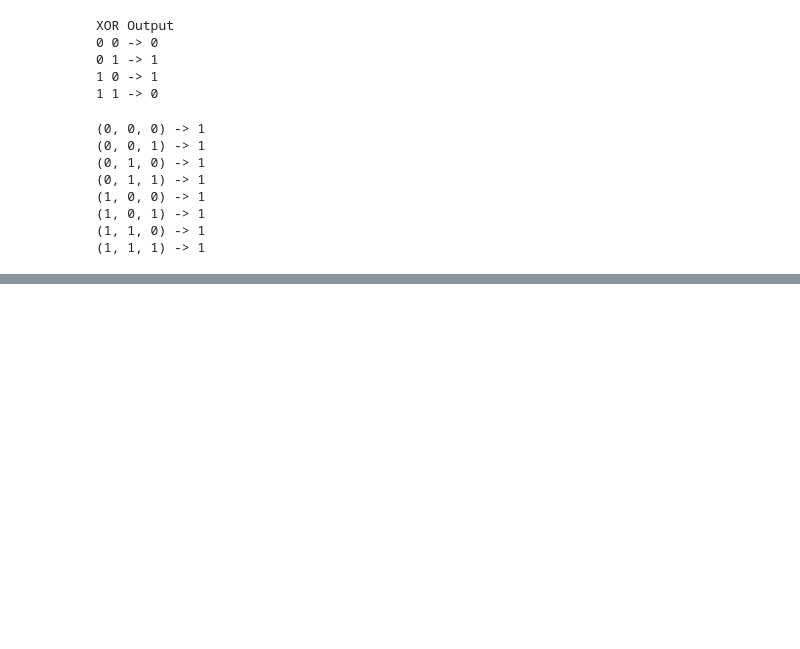
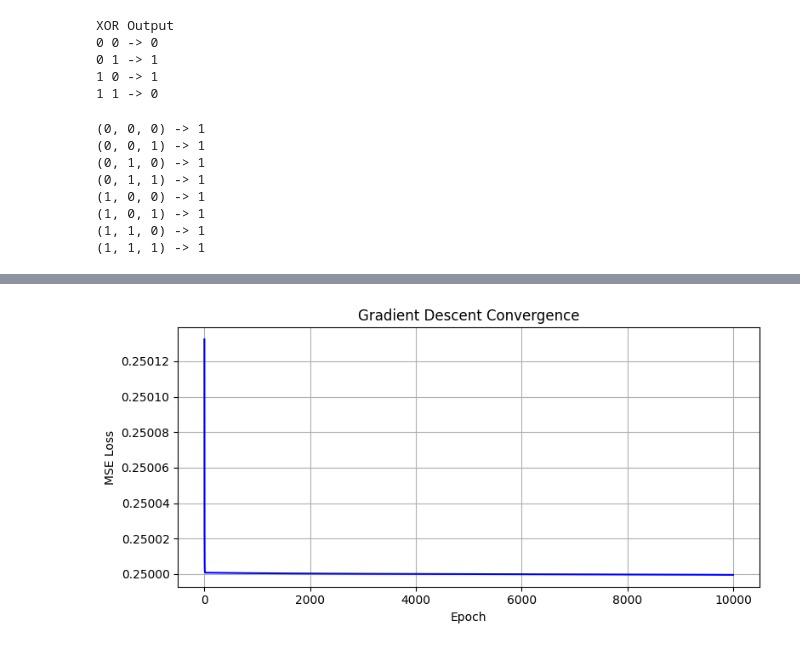
Before and after one commit to srujannayak45/DL-LAB-ASSIGNMENT, a Jupyter notebook: DL-WEEK1,2,3.ipynb, the cells around one changed output, grey strips where cells are left out. Saved outputs shown, nothing was run; the diff lists cells and outputs as text; code cells hidden in the pictures; blank space fills up the shorter version.

```diff
--- a/DL-WEEK1,2,3.ipynb
+++ b/DL-WEEK1,2,3.ipynb
@@ -837,0 +986,89 @@ for x1,x2,x3 in inputs:
+# %%
+import numpy as np
+import matplotlib.pyplot as plt
+
+# ── Dataset: XOR ──────────────────────────────────────────
+X = np.array([[0,0],[0,1],[1,0],[1,1]], dtype=np.float32)
+y = np.array([[0],[1],[1],[0]],         dtype=np.float32)
+
+# ── Activation Functions ───────────────────────────────────
+def sigmoid(x):
+    return 1 / (1 + np.exp(-x))        # Output always between 0 and 1
+
+def sigmoid_derivative(x):
+    return x * (1 - x)                 # Derivative of sigmoid (x is already sigmoid output)
+
+# ── Initialize Weights ─────────────────────────────────────
+np.random.seed(42)                      # Fixed seed for reproducibility
+
+# Architecture: 2 inputs → 4 hidden → 1 output
+W1 = np.random.randn(2, 4) * 0.1       # Shape (2,4): 2 input neurons, 4 hidden neurons
+b1 = np.zeros((1, 4))                   # Bias for hidden layer
+
+W2 = np.random.randn(4, 1) * 0.1       # Shape (4,1): 4 hidden neurons, 1 output neuron
+b2 = np.zeros((1, 1))                   # Bias for output layer
+
+lr = 0.5                                # Learning rate
+epochs = 10000                          # Number of training iterations
+losses = []                             # Store loss at each epoch
+
+# ── Training Loop (Batch Gradient Descent) ─────────────────
+for epoch in range(epochs):
+
+    # ── FORWARD PASS ──────────────────────────────────────
+    z1 = X @ W1 + b1                    # Weighted sum for hidden layer: shape (4,4)
+    h  = sigmoid(z1)                    # Apply sigmoid to hidden layer output
+
+    z2 = h @ W2 + b2                    # Weighted sum for output layer: shape (4,1)
+    o  = sigmoid(z2)                    # Final output (predictions)
+
+    # ── LOSS ──────────────────────────────────────────────
+    loss = np.mean((y - o) ** 2)        # Mean Squared Error (MSE)
+    losses.append(loss)
+
+    # ── BACKWARD PASS ─────────────────────────────────────
+    # Output layer gradients
+    d_loss_o  = (o - y)                             # dLoss/dOutput = (predicted - true)
+    d_o_z2    = sigmoid_derivative(o)               # dOutput/dZ2
+    delta_o   = d_loss_o * d_o_z2                   # Delta at output: shape (4,1)
+
+    # Hidden layer gradients (chain rule: propagate delta back through W2)
+    d_z2_h    = W2.T                                # dZ2/dHidden = W2 transposed
+    d_loss_h  = delta_o @ d_z2_h                    # dLoss/dHidden: shape (4,4)
+    d_h_z1    = sigmoid_derivative(h)               # dHidden/dZ1
+    delta_h   = d_loss_h * d_h_z1                   # Delta at hidden: shape (4,4)
+
+    # ── GRADIENTS ─────────────────────────────────────────
+    dW2 = h.T @ delta_o                 # Gradient for W2: shape (4,1)
+    db2 = delta_o.sum(axis=0)           # Gradient for b2: shape (1,1)
+
+    dW1 = X.T @ delta_h                 # Gradient for W1: shape (2,4)
+    db1 = delta_h.sum(axis=0)           # Gradient for b1: shape (1,4)
+
+    # ── WEIGHT UPDATE (Gradient Descent) ──────────────────
+    W2 -= lr * dW2                      # Move W2 in direction that reduces loss
+    b2 -= lr * db2
+    W1 -= lr * dW1                      # Move W1 in direction that reduces loss
+    b1 -= lr * db1
+
+    # Print loss every 1000 epochs
+    if epoch % 1000 == 0:
+        print(f"Epoch {epoch:5d} | Loss: {loss:.6f}")
+
+# ── Results ────────────────────────────────────────────────
+print("\nFinal Predictions:")
+print(np.round(o))                       # Should be [[0],[1],[1],[0]] for XOR
+
+print("\nActual:")
+print(y)
+
+# ── Plot Loss Curve ────────────────────────────────────────
+plt.figure(figsize=(8, 4))
+plt.plot(losses, color='blue')
+plt.xlabel("Epoch")
+plt.ylabel("MSE Loss")
+plt.title("Gradient Descent Convergence")
+plt.grid(True)
+plt.tight_layout()
+plt.show()
+# %% [output]
@@ -837,0 +1092 @@ for x1,x2,x3 in inputs:
+[figure, added]
```
Also changed, not shown: parts of 11 cells of this notebook, 2 other files.
